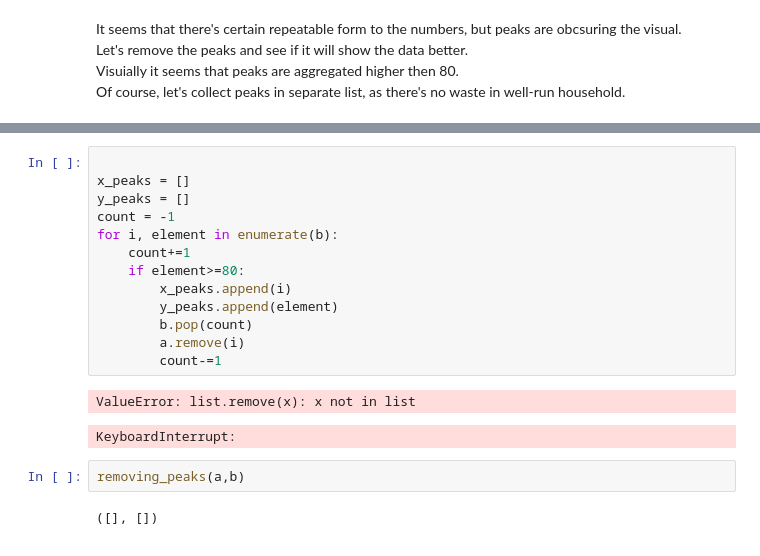
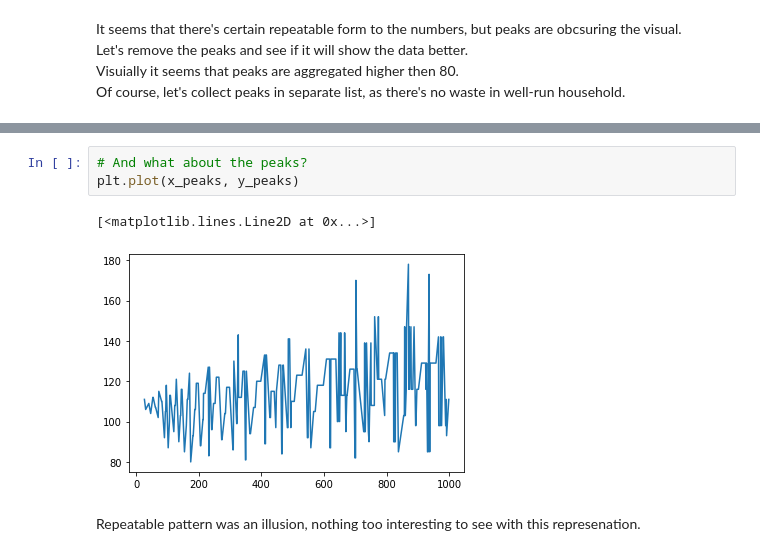
Before and after one commit to Shymbor/Small_Python_Projects, a Jupyter notebook: Collatz conjecture.ipynb, the cells around one changed output, grey strips where cells are left out. Saved outputs shown, nothing was run; the diff lists cells and outputs as text.

```diff
--- a/Collatz conjecture.ipynb
+++ b/Collatz conjecture.ipynb
@@ -100,20 +96,8 @@ plt.plot(a, b)
-# %%
-
-x_peaks = []
-y_peaks = []
-count = -1
-for i, element in enumerate(b):
-    count+=1
-    if element>=80:
-        x_peaks.append(i)
-        y_peaks.append(element)
-        b.pop(count)
-        a.remove(i)
-        count-=1
-# %% [output]
-ValueError: list.remove(x): x not in list
-KeyboardInterrupt:
-# %%
-removing_peaks(a,b)
-# %% [output]
-([], [])
+# %%
+# And what about the peaks?
+plt.plot(x_peaks, y_peaks)
+# %% [output]
+[<matplotlib.lines.Line2D at 0x...>]
+[figure, added]
+# %% [markdown]
+Repeatable pattern was an illusion, nothing too interesting to see with this represenation.
```
Also changed, not shown: parts of 6 cells of this notebook.
